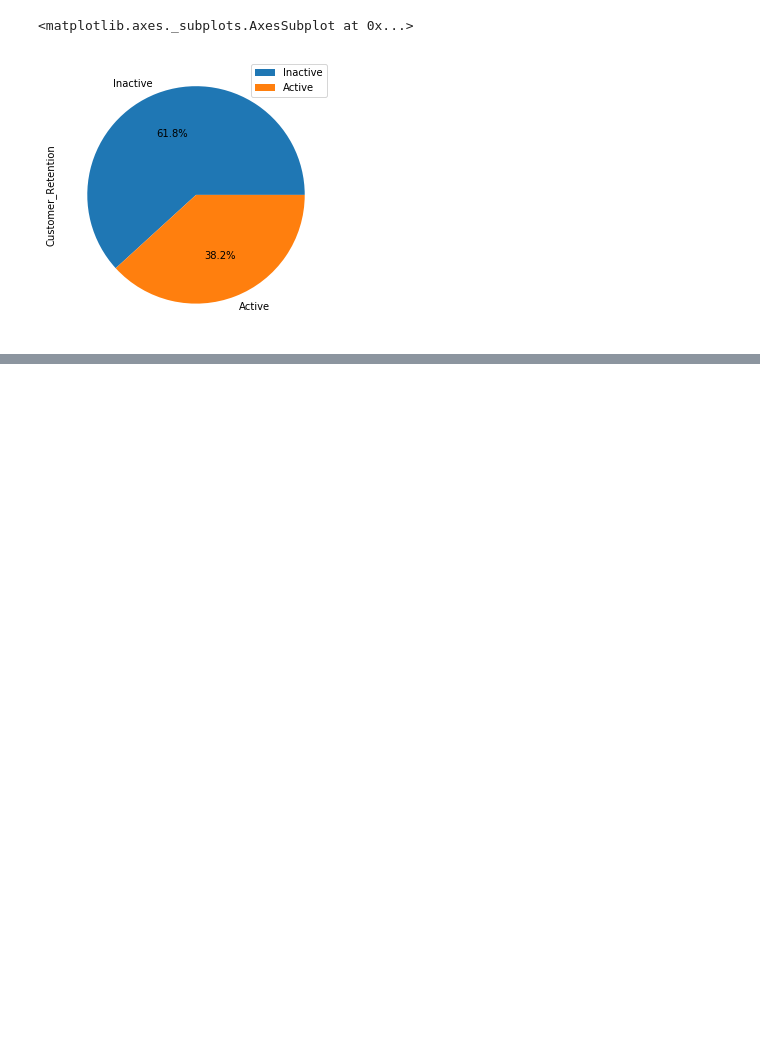
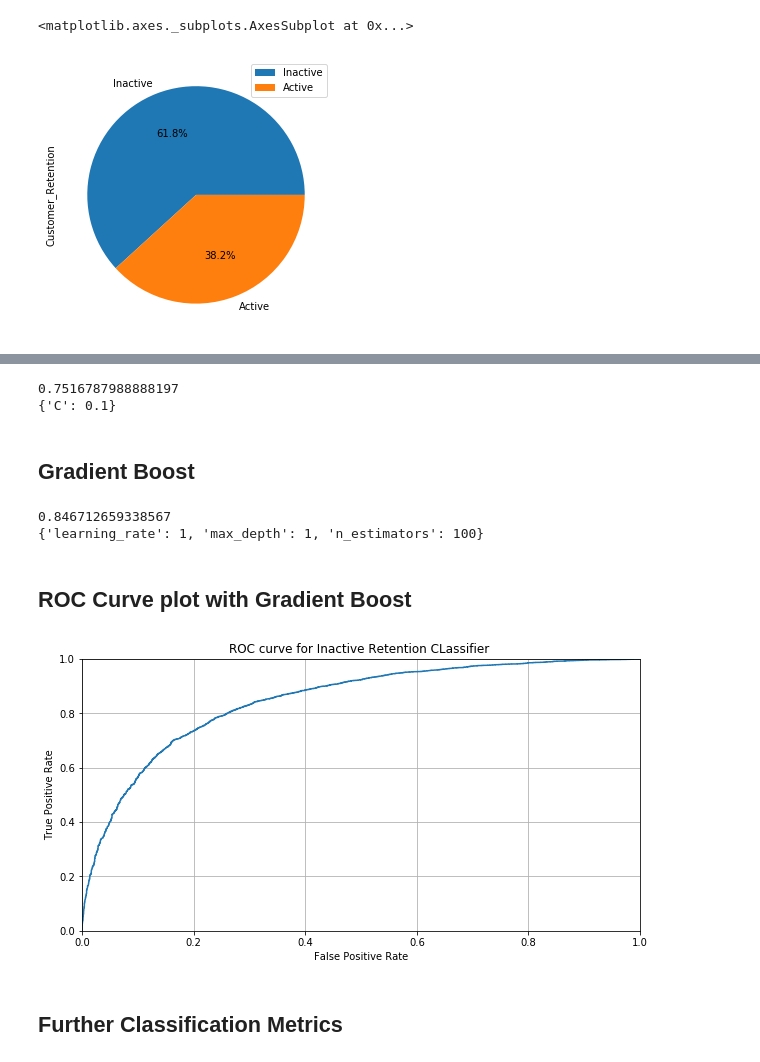
Before and after one commit to jel476/UltimateTechnologies-TakeHome, a Jupyter notebook: Code.ipynb, the cells around one changed output, grey strips where cells are left out. Saved outputs shown, nothing was run; the diff lists cells and outputs as text; code cells hidden in the pictures; blank space fills up the shorter version.

```diff
--- a/Code.ipynb
+++ b/Code.ipynb
@@ -503,0 +495,8 @@ ult_final = pd.get_dummies(ult_final, drop_first=True)
+# %%
+# creating X and y, as well as testing and training set
+
+X= ult_final.drop('result_binary', axis=1).values
+y= ult_final['result_binary'].values
+
+
+X_train, X_test, y_train, y_test= train_test_split(X,y, test_size=0.2, random_state=42)
@@ -503,0 +525,54 @@ ult_final = pd.get_dummies(ult_final, drop_first=True)
+# %%
+# Searching for best parameter of 'C' using cross validation
+
+parameters2 = [{'C': [.01,.1,1,10]}]
+
+lr= LogisticRegression(max_iter=10000)
+
+
+grid_search2 = GridSearchCV(estimator = lr, param_grid = parameters2, scoring = 'roc_auc', cv=5)
+grid_search2 = grid_search2.fit(X_train, y_train)
+
+lr_auc1= grid_search2.best_score_
+
+print(lr_auc1)
+print(grid_search2.best_params_)
+# %% [output]
+0.7516787988888197
+{'C': 0.1}
+# %% [markdown]
+## Gradient Boost
+# %%
+parameters3 = [{'learning_rate': [.01,.1,1], 'max_depth': [1,16,32],'n_estimators': [10,50,100]}]
+
+gb= GradientBoostingClassifier()
+
+
+grid_search3 = GridSearchCV(estimator = gb, param_grid = parameters3, scoring = 'roc_auc', cv=5)
+grid_search3 = grid_search3.fit(X_train, y_train)
+
+gb_auc1= grid_search3.best_score_
+
+print(gb_auc1)
+print(grid_search3.best_params_)
+# %% [output]
+0.846712659338567
+{'learning_rate': 1, 'max_depth': 1, 'n_estimators': 100}
+# %% [markdown]
+## ROC Curve plot with Gradient Boost
+# %%
+gb_pred_proba = grid_search3.predict_proba(X_test)[:,1]
+# %%
+fpr,tpr, thresholds = roc_curve(y_test, gb_pred_proba)
+
+plt.plot(fpr,tpr)
+plt.xlim([0.0,1.0])
+plt.ylim([0.0,1.0])
+plt.title('ROC curve for Inactive Retention CLassifier ')
+plt.xlabel('False Positive Rate')
+plt.ylabel('True Positive Rate')
+plt.grid(True)
+# %% [output]
+[figure, added]
+# %% [markdown]
+## Further Classification Metrics
```
Also changed, not shown: parts of 11 cells of this notebook.
